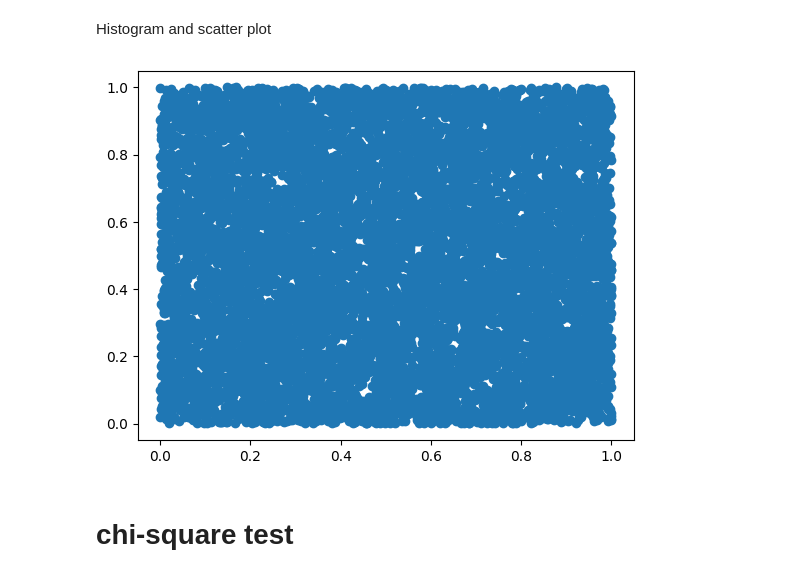
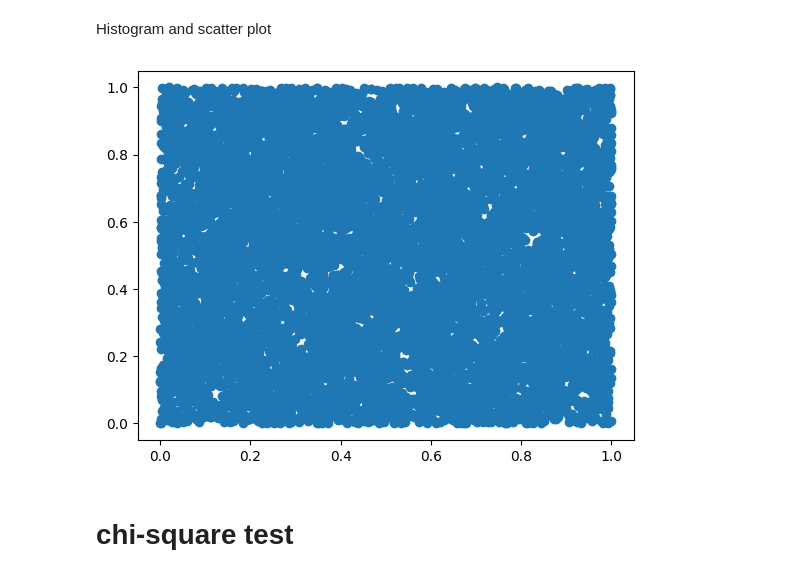
Before and after one commit to shajib004/Stotastic_simulation, a Jupyter notebook: exercise 1 .ipynb, the cells around one changed output. Drawn from its saved outputs; the diff is of its cells as text; code cells hidden in the pictures.

```diff
--- a/exercise 1 .ipynb
+++ b/exercise 1 .ipynb
@@ -65,10 +66,10 @@ plt.show()
 # %% [markdown]
 Histogram and scatter plot
 # %%
-plt.scatter(U[:-1], s[1:])
+plt.scatter(U[:-1], U[1:])
 plt.show()
 # %% [output]
-[figure, old version]
+[figure, new version]
 # %% [markdown]
 # chi-square test
 # %%
```
Also changed, not shown: parts of 21 cells of this notebook.
